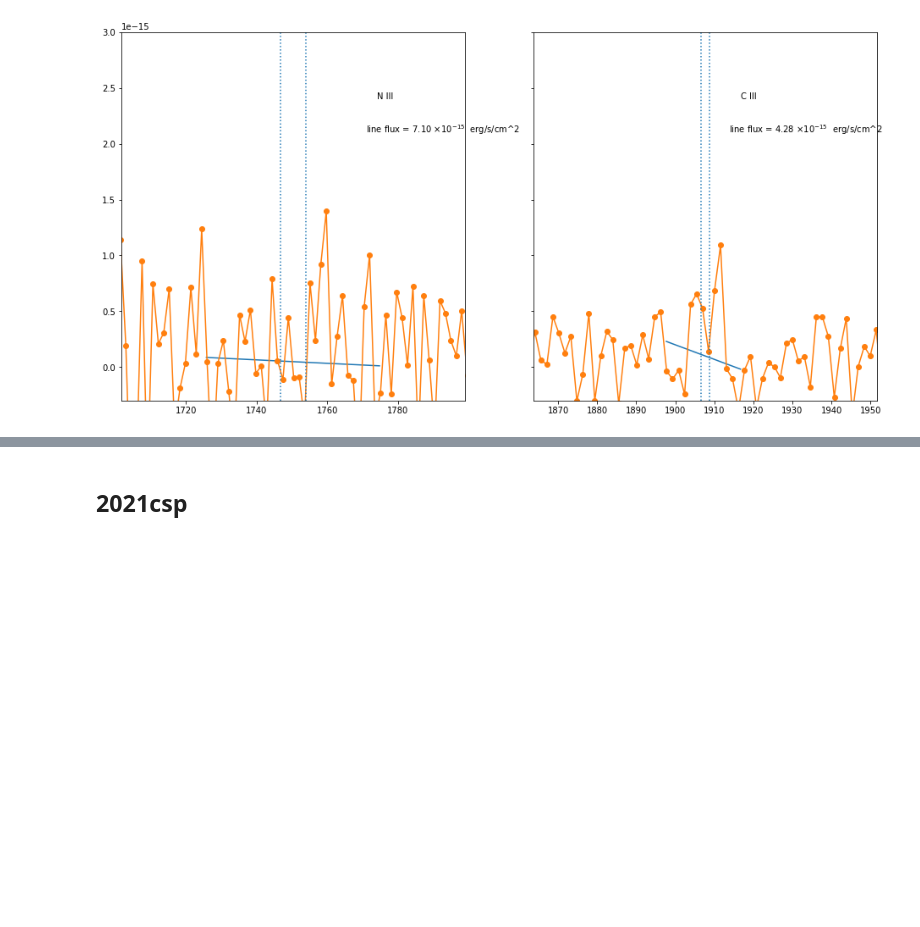
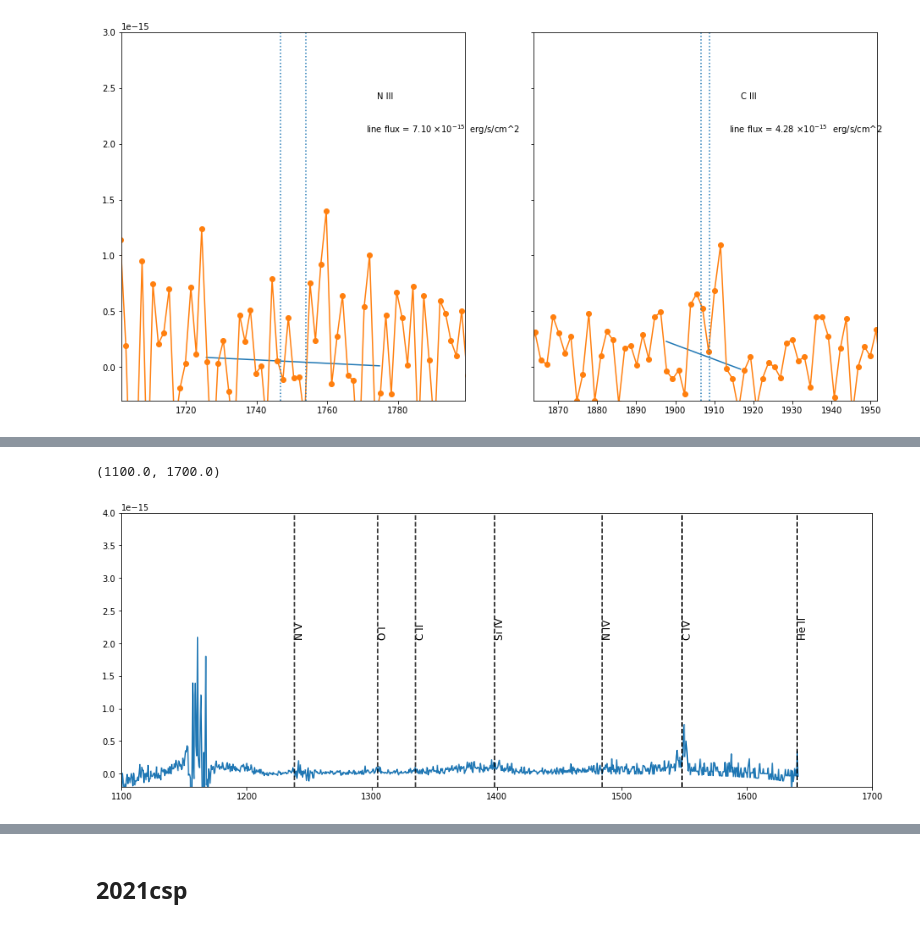
Before and after one commit to Anika019/UV_interaction_SN, a Jupyter notebook: line calculation.ipynb, the cells around one changed output, grey strips where cells are left out. Cells and saved outputs as stored; diff of their text form; code cells hidden in the pictures; blank space fills up the shorter version.

```diff
--- a/line calculation.ipynb
+++ b/line calculation.ipynb
@@ -157,3 +180,10 @@ def plot_region(ax, wav, flux, linewaves, linename = None, bound = 6, xlim =5, y
+# %%
+import astropy.table as at
+init_row = ['SNname',0,0.,0.,0.,0.,0.,0.,0.,0.,0.,0.,0.,0.,0.,0.,0.,0.]
+fuv_lineflux = at.Table([['SNnamewhateverlong'],[0],[0.],[0.],[0.],[0.],[0.],[0.],[0.],[0.],[0.],[0.],[0.],[0.],[0.],[0.],[0.],[0.]],
+                       names=('obj', 'phase', 'NV1238', 'd_NV1238', 'OI1305', 'd_OI1305', 'CII1335', 'd_CII1335',
+                             'SiIV1398', 'd_SiIV1398', 'NIV1483','d_NIV1483','CIV1548','d_CIV1548',
+                             'HeII1640', 'd_HeII1640', 'OIII1660','d_OIII1660'))
 # %% [markdown]
 ## 2005ip
 # %%
@@ -161,3 +191,6 @@ spec = fits.open('./reduced_spectra/2005ip/2005ip_d3042FUV_x1d.fits')
 z = z_dict['2005ip']
 ebv = 0.047
 a_v = 3.1*ebv
+ind = 0
+fuv_lineflux[ind]['obj'] = '2005ip'
+fuv_lineflux[ind]['phase'] = 3042
@@ -225,0 +319,3 @@ emflux = plot_region(axes[1], wav, flux, [ 1906.7, 1908.7], linename = 'C III',
+# %%
+fuv_lineflux.add_row(init_row)
+fuv_lineflux
@@ -225,0 +340,33 @@ emflux = plot_region(axes[1], wav, flux, [ 1906.7, 1908.7], linename = 'C III',
+# %%
+# for object dont need binning
+obj = '2020aekp'
+spec = fits.open('./reduced_spectra/2020aekp/2020aekp_d250FUV_x1d.fits')
+ebv = 0.03                                                       #update this!!!
+ind = 9                                                            #update this!!!
+fuv_lineflux[ind]['phase'] = 250                                    #update this!!!
+
+z = z_dict[obj]
+fuv_lineflux[ind]['obj'] = obj
+a_v = 3.1*ebv
+
+wav = spec[1].data['WAVELENGTH'][0]/(1+z)
+flux = spec[1].data['FLUX'][0]
+error = spec[1].data['ERROR'][0]
+
+plt.figure(figsize=(16, 6))
+plt.plot(wav, flux)
+
+xcoords=[1238, 1305, 1335, 1398,1484  ,1548  ,1640  ,1660]
+#xcoords=np.asarray(xcoords)*1.e-4
+names=['N V', 'O I', 'C II', 'Si IV','N IV','C IV','He II','O III']
+
+for i in range(len(xcoords)):
+    if xcoords[i]<max(wav) and xcoords[i]>min(wav):
+        plt.axvline(x=xcoords[i],ymax=1,color='black',linestyle='--')
+        plt.text(xcoords[i],2.1e-15,names[i],rotation=90,fontsize=12)
+
+plt.ylim(-2e-16, 4e-15)
+plt.xlim(1100, 1700)
+# %% [output]
+(1100.0, 1700.0)
+[figure, added]
```
Also changed, not shown: parts of 11 cells of this notebook, 10 other files.
